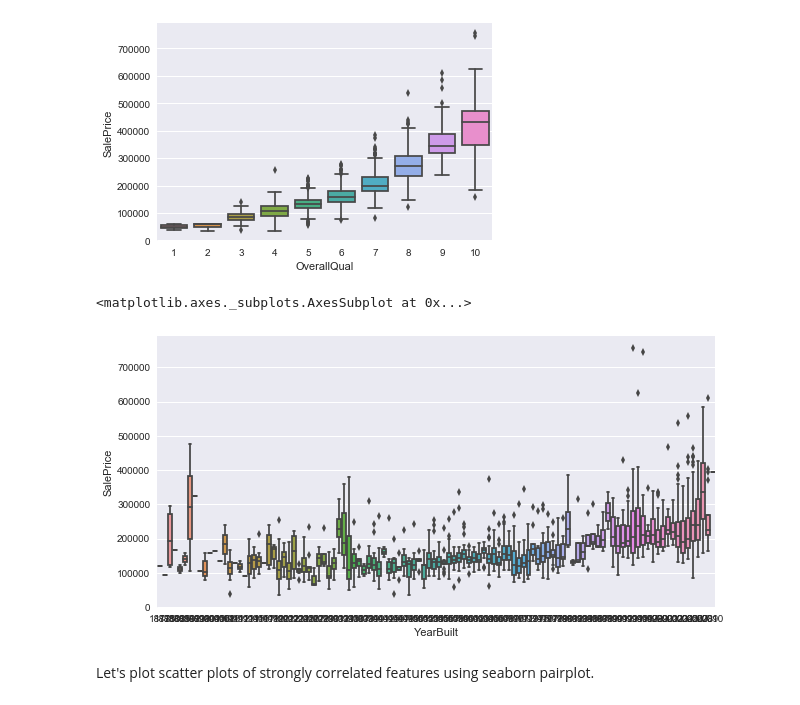
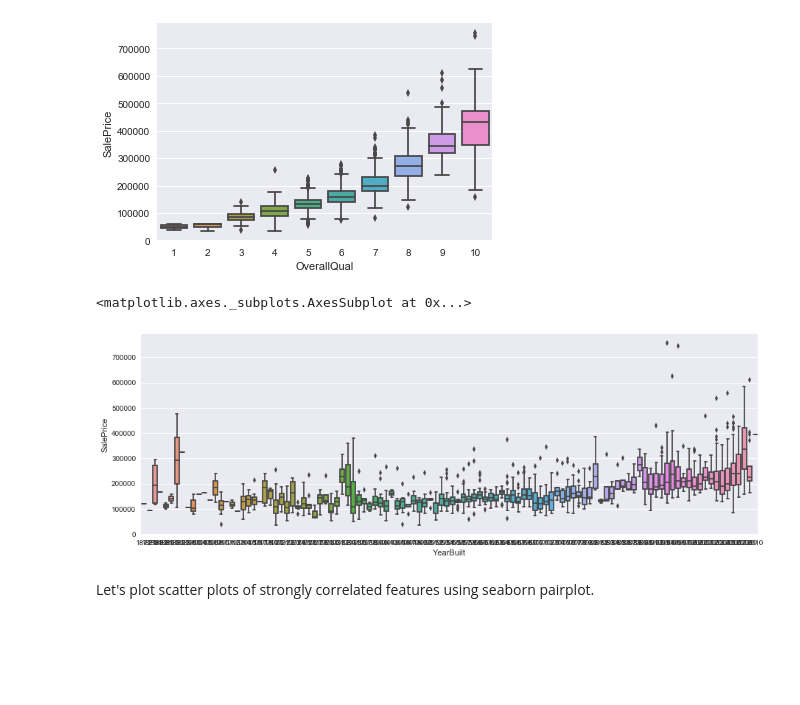
Before and after one commit to sabanasimbutt/House-Price-Prediction, a Jupyter notebook: HousePricePrediction.ipynb, the cells around one changed output. Saved outputs shown, nothing was run; the diff lists cells and outputs as text; code cells hidden in the pictures; blank space fills up the shorter version.

```diff
--- a/HousePricePrediction.ipynb
+++ b/HousePricePrediction.ipynb
@@ -7,7 +7,7 @@ import seaborn as sns; sns.set()
 # %% [markdown]
  Load the dataset.
 # %%
-train= pd.read_csv('C://Users/Saba Naseem/Desktop/Machine Learning/Codes/kaggle/Housing/train.csv')
+train= pd.read_csv('C://Users/Saba Naseem/Desktop/Machine Learning/Codes/kaggle/House Price Predicion/train.csv')
 train.head(3)
 # %% [output]
 |  | Id | MSSubClass | MSZoning | LotFrontage | LotArea | Street | Alley | LotShape | LandContour | ... |
@@ -136,11 +139,11 @@ sns.boxplot(x='OverallQual', y="SalePrice", data=train)
 <matplotlib.axes._subplots.AxesSubplot at 0x...>
 [figure]
 # %%
-plt.figure(figsize=[10,5])
+plt.figure(figsize=[15,5])
 sns.boxplot(x='YearBuilt', y="SalePrice", data=train)
 # %% [output]
 <matplotlib.axes._subplots.AxesSubplot at 0x...>
-[figure, old version]
+[figure, new version]
 # %% [markdown]
 Let's plot scatter plots of strongly correlated features using seaborn pairplot.
 # %%
```
Also changed, not shown: parts of 20 cells of this notebook.
